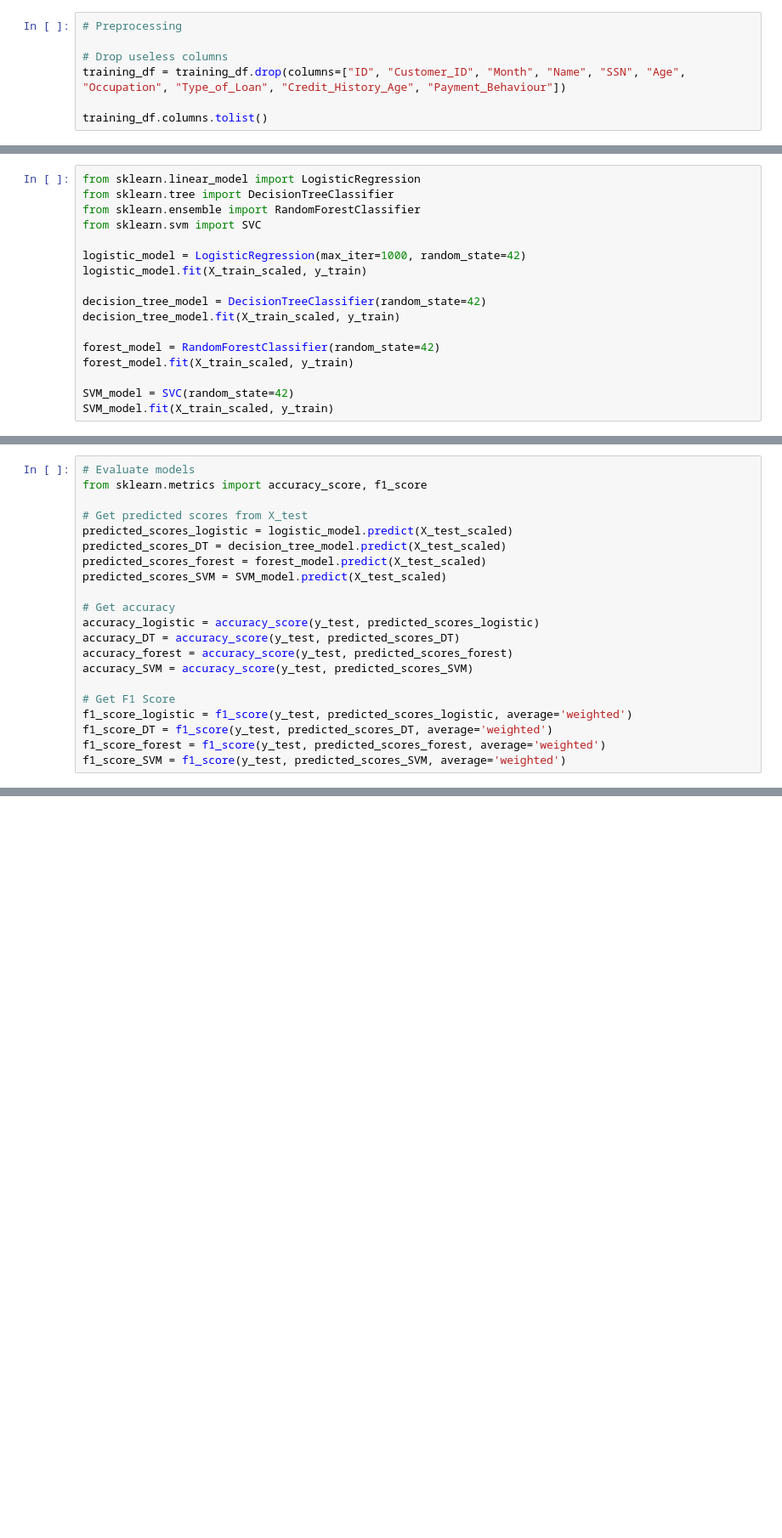
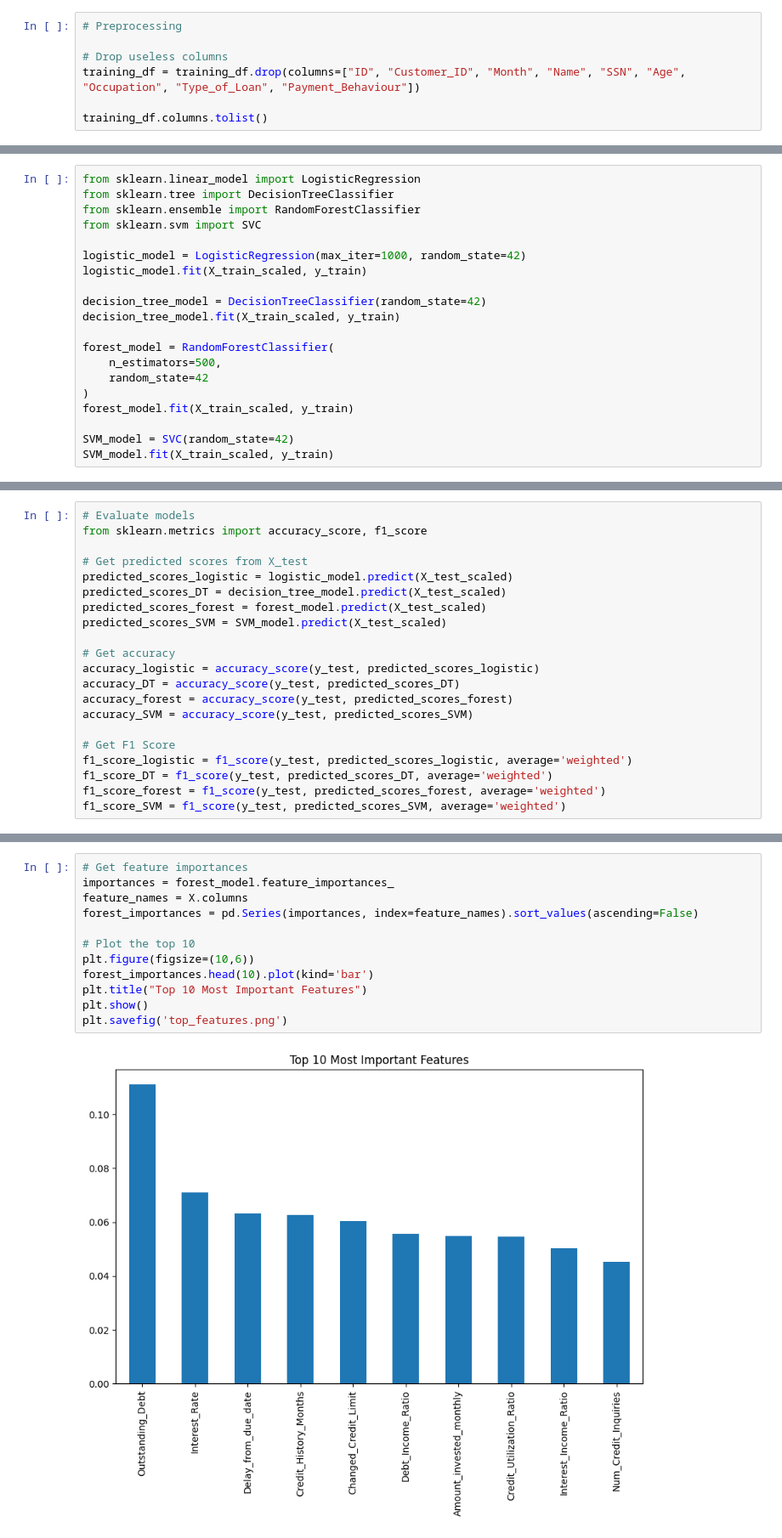
Before and after one commit to michael-gubler190/credit-classification, a Jupyter notebook: main.ipynb, the cells around one changed output, grey strips where cells are left out. Shown at 85% size. Drawn from its saved outputs; the diff is of its cells as text; blank space fills up the shorter version.

```diff
--- a/main.ipynb
+++ b/main.ipynb
@@ -32,7 +31,7 @@ count  100000.000000        100000.000000          98035.000000
 # Preprocessing
 
 # Drop useless columns
-training_df = training_df.drop(columns=["ID", "Customer_ID", "Month", "Name", "SSN", "Age", "Occupation", "Type_of_Loan", "Credit_History_Age", "Payment_Behaviour"])
+training_df = training_df.drop(columns=["ID", "Customer_ID", "Month", "Name", "SSN", "Age", "Occupation", "Type_of_Loan", "Payment_Behaviour"])
 
 training_df.columns.tolist()
 # %% [output]
@@ -221,7 +257,10 @@ logistic_model.fit(X_train_scaled, y_train)
 decision_tree_model = DecisionTreeClassifier(random_state=42)
 decision_tree_model.fit(X_train_scaled, y_train)
 
-forest_model = RandomForestClassifier(random_state=42)
+forest_model = RandomForestClassifier(
+    n_estimators=500,
+    random_state=42
+)
 forest_model.fit(X_train_scaled, y_train)
 
 SVM_model = SVC(random_state=42)
@@ -313,0 +353,14 @@ plt.savefig('model_comparison.png')
+# %%
+# Get feature importances
+importances = forest_model.feature_importances_
+feature_names = X.columns
+forest_importances = pd.Series(importances, index=feature_names).sort_values(ascending=False)
+
+# Plot the top 10
+plt.figure(figsize=(10,6))
+forest_importances.head(10).plot(kind='bar')
+plt.title("Top 10 Most Important Features")
+plt.show()
+plt.savefig('top_features.png')
+# %% [output]
+[figure, added]
```
Also changed, not shown: parts of 10 cells of this notebook, 3 other files.
